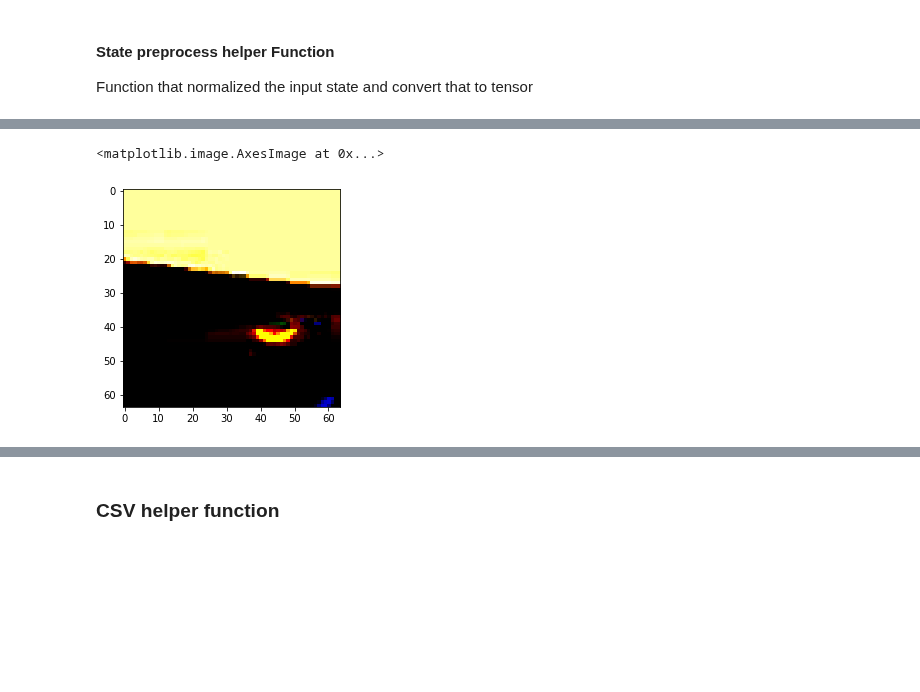
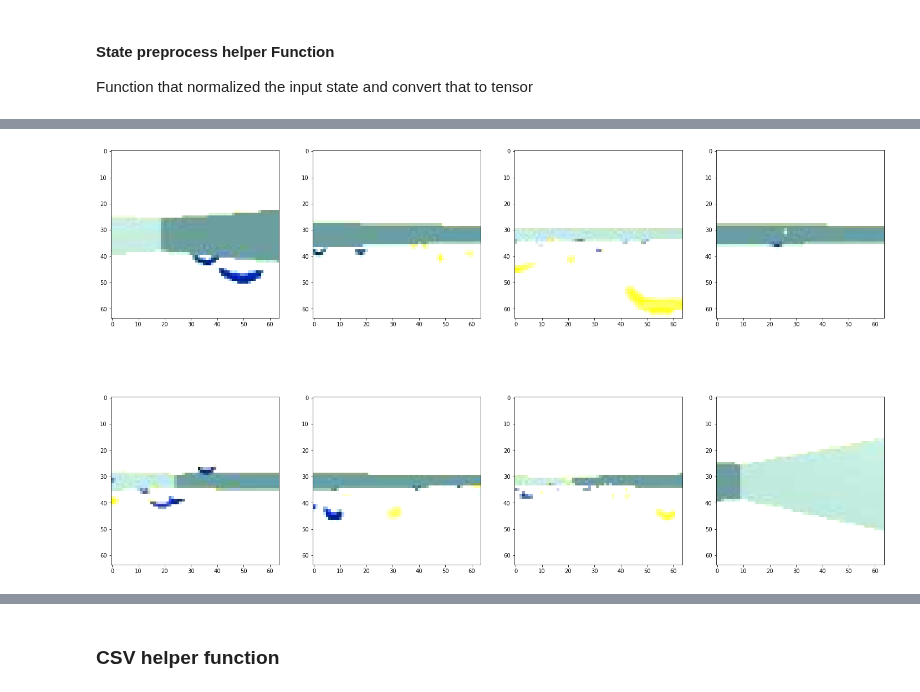
Before and after one commit to aanrran/deep-reinforcement-learning, a Jupyter notebook: p1_navigation/Navigation_Pixels.ipynb, the cells around one changed output, grey strips where cells are left out. Cells and saved outputs as stored; diff of their text form; code cells hidden in the pictures; blank space fills up the shorter version.

Commit message:
updated the image pre-process

```diff
--- a/p1_navigation/Navigation_Pixels.ipynb
+++ b/p1_navigation/Navigation_Pixels.ipynb
@@ -345,14 +345,24 @@ def state2tensor(state):
     data_transform = transforms.Compose([
         transforms.Resize(64), # reshape the size to resnet input size which is 64x64x3 tensor
         transforms.ToTensor(), # convert the RGB image type to tensor
-        transforms.Normalize(mean=[0.5, 0.5, 0.5], std=[0.15, 0.15, 0.15]) # normalize data
+        transforms.Normalize(mean=[0.1, 0.0, 0.0], std=[0.5, 0.5, 0.5]) # normalize data
     ])
     new_im = Image.fromarray(np.uint8(np.squeeze(state)*255),'RGB') #convert a numpy array to image type
     img_tensor = data_transform(new_im).unsqueeze(dim=0) #change image size for Resnet18 input reqirement
     state_tensor = img_tensor.to(device) #send the tensor to GPU if available
     return state_tensor
-# show an example of the input image, we can see it is clear enough for this application
-tensor_image = state2tensor(state).squeeze(0).to('cpu')
-plt.imshow(tensor_image.permute(1, 2, 0))
+# show some examples of the input image, we can see it is clear enough for this application
+fig=plt.figure(figsize=(25, 15))
+columns = 4
+rows = 2
+for i in range(1, columns*rows +1):
+    fig.add_subplot(rows, columns, i)
+    env_info = env.reset(train_mode=True)[brain_name]# reset the environment
+    action = np.random.randint(action_size)          # select an random action
+    env_info = env.step(action)[brain_name]          # send the action to the environment
+    state = env_info.visual_observations[0]          # get the next state
+    tensor_image = state2tensor(state).squeeze(0).to('cpu')
+    plt.imshow(tensor_image.permute(1, 2, 0))
+plt.show()
 # %% [output]
 WARNING:matplotlib.image:Clipping input data to the valid range for imshow with RGB data ([0..1] for floats or [0..255] for integers).
@@ -359,3 +376,2 @@ WARNING:matplotlib.image:Clipping input data to the valid range for imshow with
-<matplotlib.image.AxesImage at 0x...>
-[figure, old version]
+[figure, new version]
 # %%
```
Also changed, not shown: parts of 7 cells of this notebook, 2 other files.
